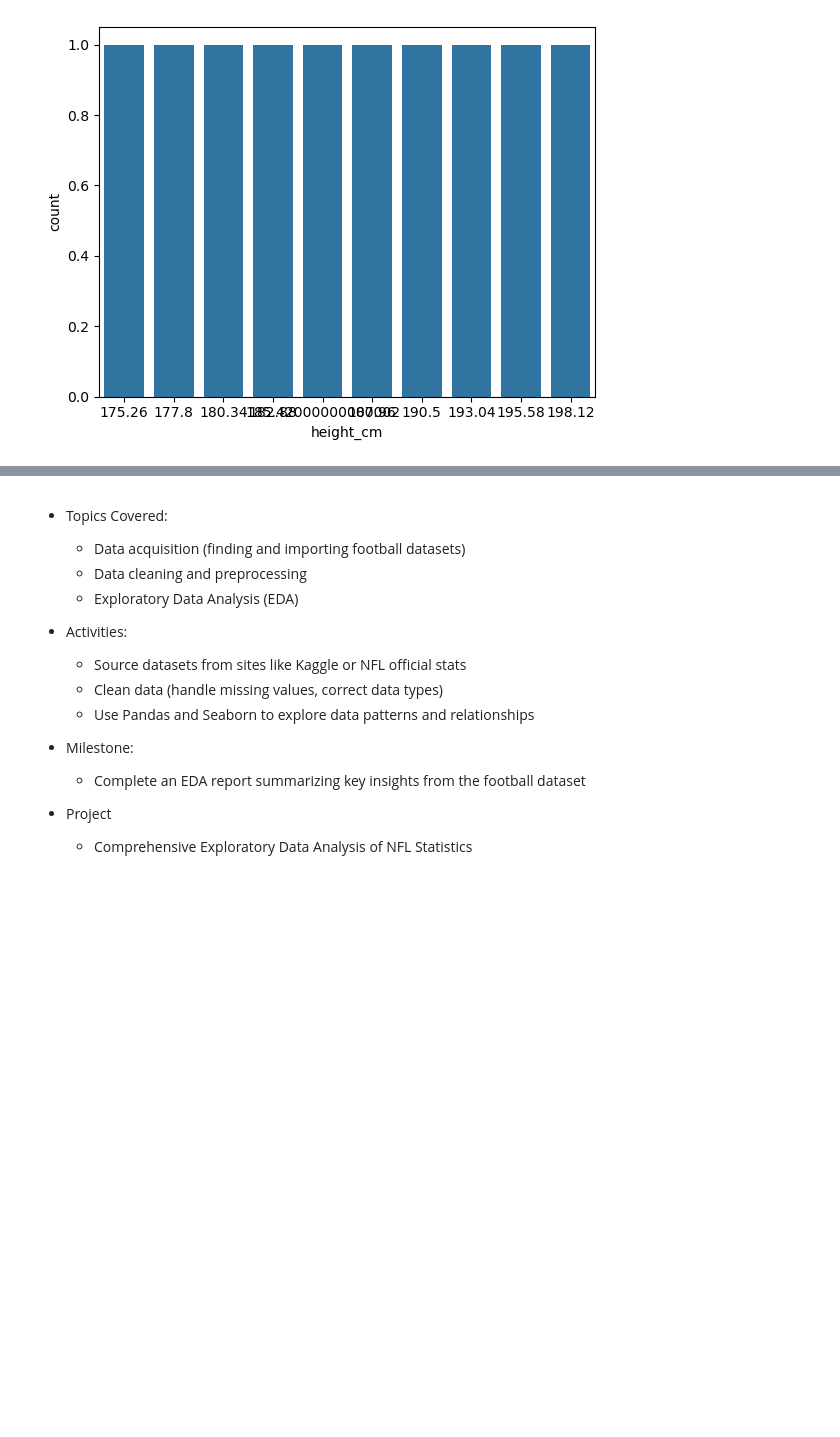
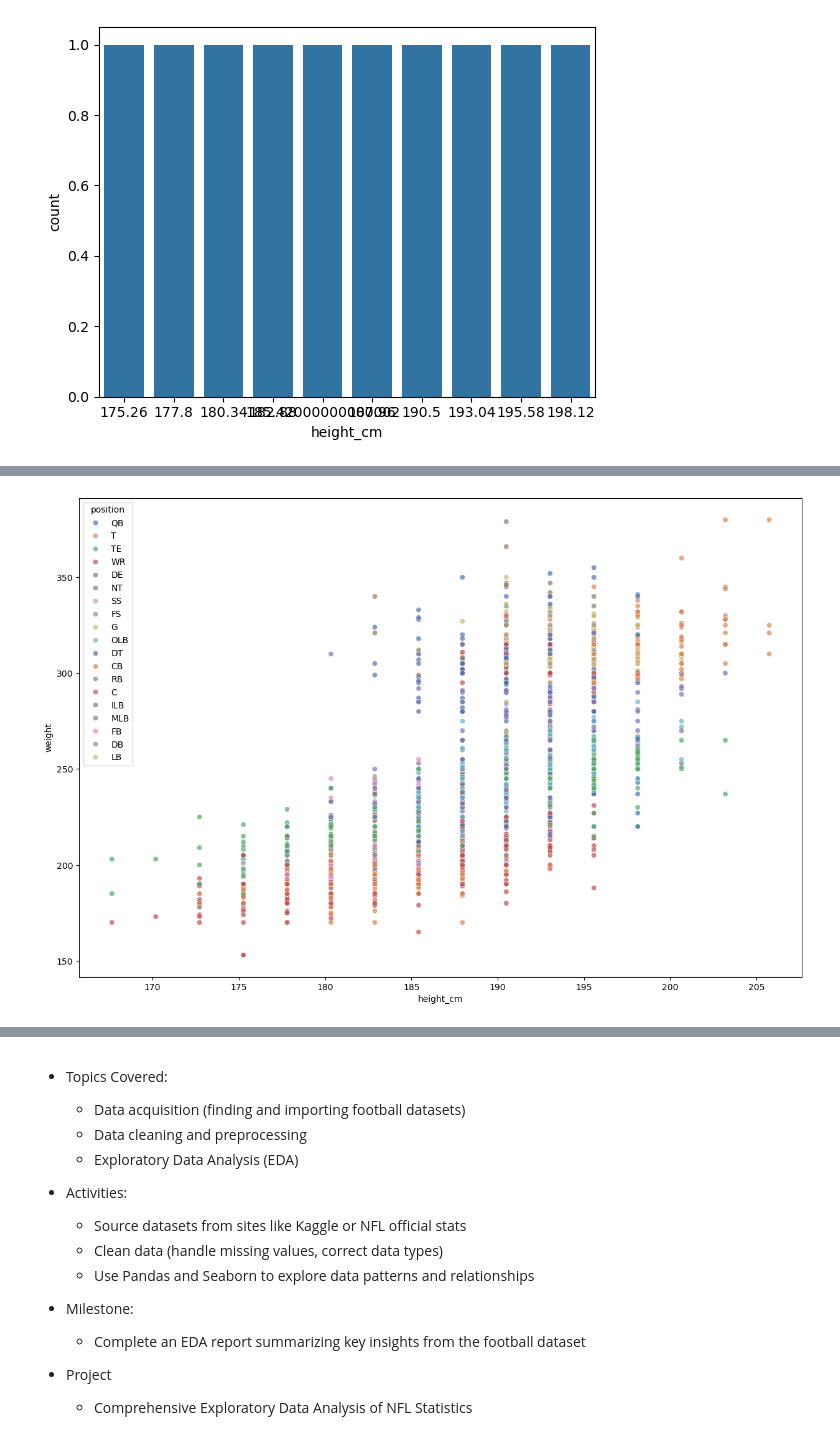
Before and after one commit to Aaryanshah428/NFL-Data-Analysis, a Jupyter notebook: analysis.ipynb, the cells around one changed output, grey strips where cells are left out. Drawn from its saved outputs; the diff is of its cells as text; code cells hidden in the pictures; blank space fills up the shorter version.

```diff
--- a/analysis.ipynb
+++ b/analysis.ipynb
@@ -170,0 +189,6 @@ plt.show()
+# %%
+plt.figure(figsize = (15,10))
+sns.scatterplot(x = df["height_cm"], y= df["weight"], hue = df["position"], palette="deep", alpha = 0.7)
+plt.show()
+# %% [output]
+[figure, added]
```
Also changed, not shown: parts of 21 cells of this notebook.
